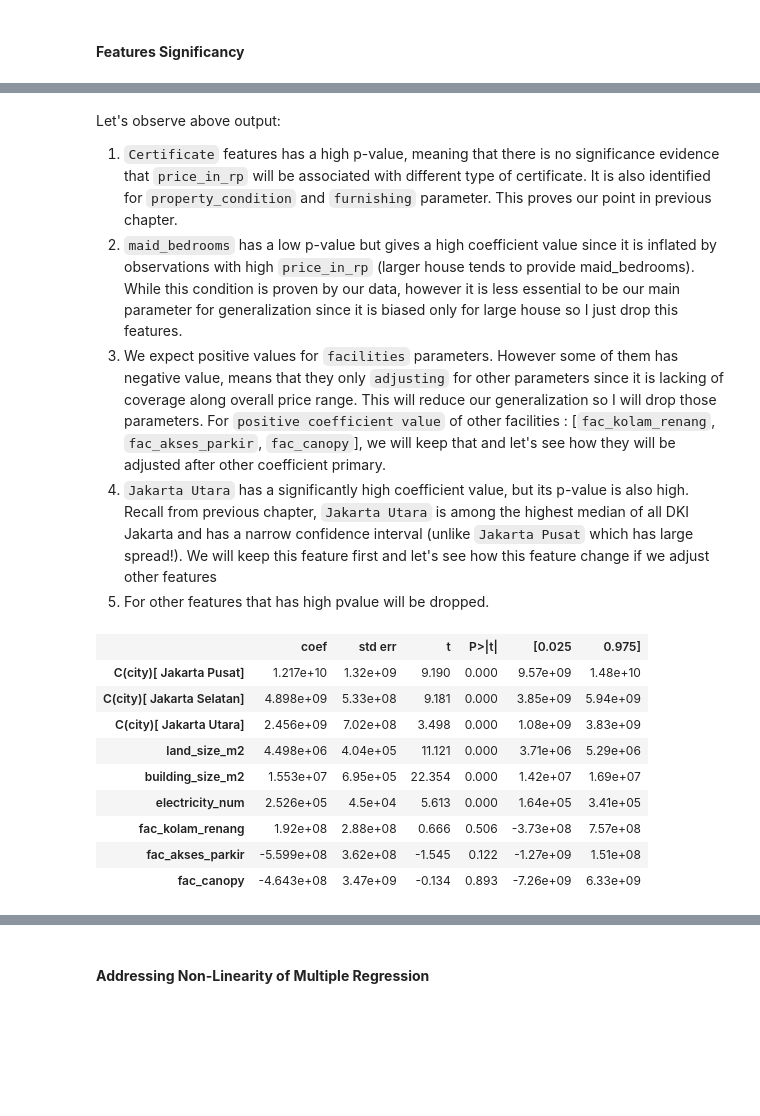
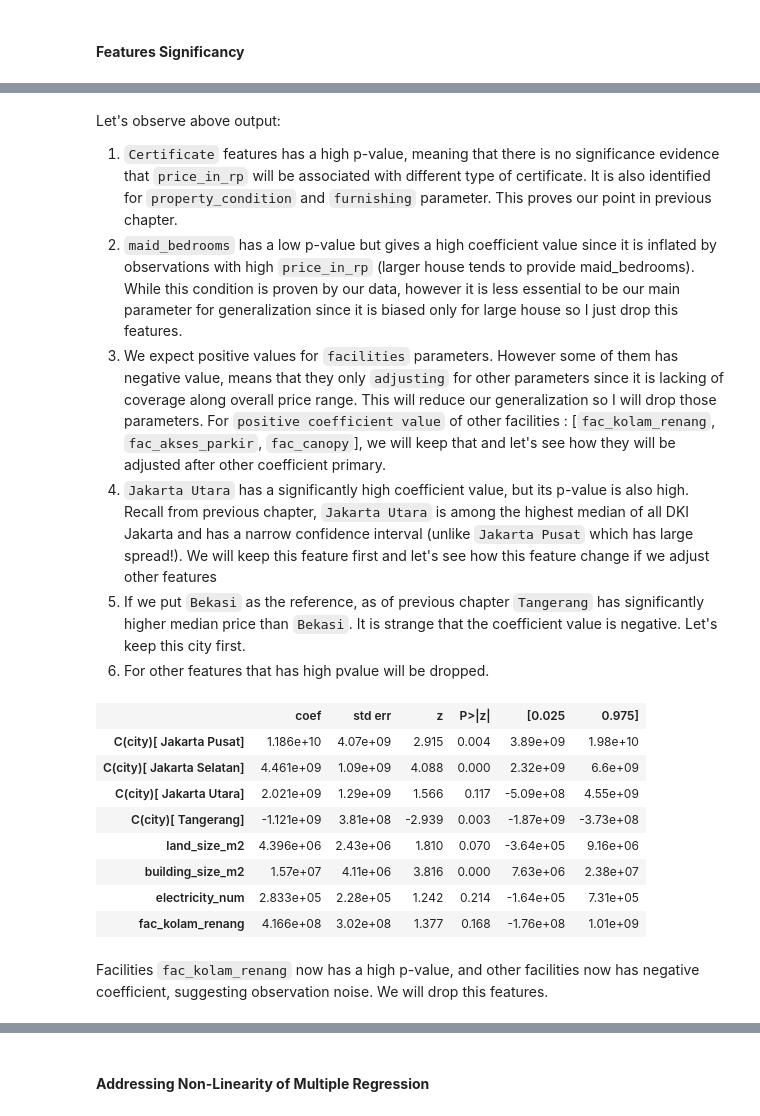
Before and after one commit to nbarizki/jabodetabekhousepricing, a Jupyter notebook: 3 - Linear Modeling of House Price.ipynb, the cells around one changed output, grey strips where cells are left out. Cells and saved outputs as stored; diff of their text form; code cells hidden in the pictures; blank space fills up the shorter version.

```diff
--- a/3 - Linear Modeling of House Price.ipynb
+++ b/3 - Linear Modeling of House Price.ipynb
@@ -1007,42 +979,44 @@ Let's observe above output:
 2. `maid_bedrooms` has a low p-value but gives a high coefficient value since it is inflated by observations with high `price_in_rp` (larger house tends to provide maid_bedrooms). While this condition is proven by our data, however it is less essential to be our main parameter for generalization since it is biased only for large house so I just drop this features.
 3. We expect positive values for `facilities` parameters. However some of them has negative value, means that they only `adjusting` for other parameters since it is lacking of coverage along overall price range. This will reduce our generalization so I will drop those parameters. For `positive coefficient value` of other facilities : [`fac_kolam_renang`, `fac_akses_parkir`, `fac_canopy`], we will keep that and let's see how they will be adjusted after other coefficient primary.
 4. `Jakarta Utara` has a significantly high coefficient value, but its p-value is also high. Recall from previous chapter, `Jakarta Utara` is among the highest median of all DKI Jakarta and has a narrow confidence interval (unlike `Jakarta Pusat` which has large spread!). We will keep this feature first and let's see how this feature change if we adjust other features
-5. For other features that has high pvalue will be dropped.
+5. If we put `Bekasi` as the reference, as of previous chapter `Tangerang` has significantly higher median price than `Bekasi`. It is strange that the coefficient value is negative. Let's keep this city first.
+6. For other features that has high pvalue will be dropped.
 # %%
 from patsy import dmatrices
 
 high_pvalue_features = [
     'fac_tempat_jemuran', 'fac_jogging_track', 'fac_jalur_telepon', 'fac_jogging_track', 'fac_masjid',
     'fac_cctv', 'fac_kitchen_set', 'fac_playground', 'fac_wastafel', 'fac_ac', 'fac_lapangan_bola',
     'fac_mesin_cuci', 'fac_lapangan_bulu_tangkis', 'fac_kulkas', 'fac_water_heater', 'fac_smart_home',
     'fac_backyard_luas', 'fac_garasi', 'fac_balkon', 'fac_clubhouse', 'fac_service_area', 'fac_plumbing_system',
     'maid_bathrooms', 'maid_bedrooms'
 ]
 noise_features = [
     'fac_one_gate_system', 'fac_tempat_gym', 'fac_kolam_ikan', 'fac_lapangan_voli', 'carports', 'garages',
-    'fac_lapangan_basket', 'fac_lapangan_tenis'
+    'fac_lapangan_basket', 'fac_lapangan_tenis', 'fac_akses_parkir', 'fac_canopy'
 ]
 numerical_features = \
     X_train.select_dtypes(exclude=['object', 'category'])\
         .drop(high_vif_features, axis=1)\
         .drop(high_pvalue_features, axis=1)\
         .drop(noise_features, axis=1).columns
 f = 'price_in_rp ~ ' + ' + '.join(numerical_features) + ' - 1 + '
 f += 'C(city)' # `Bekasi` as reference
 y, X = dmatrices(f, train_set_transfd, return_type='dataframe')
-X.drop(X.columns[[0, 1, 2, 3, 6, 8]], axis=1, inplace=True)
+X.drop(X.columns[[0, 1, 2, 3, 6]], axis=1, inplace=True)
 y = y.values.flatten()
 lm = OLS(y, X)
-results = lm.fit()
+results = lm.fit(cov_type='HC3')
 results.summary().tables[1]
 # %% [output]
-|  | coef | std err | t | P>|t| | [0.025 | 0.975] |
-| C(city)[ Jakarta Pusat] | 1.217e+10 | 1.32e+09 | 9.190 | 0.000 | 9.57e+09 | 1.48e+10 |
-| C(city)[ Jakarta Selatan] | 4.898e+09 | 5.33e+08 | 9.181 | 0.000 | 3.85e+09 | 5.94e+09 |
-| C(city)[ Jakarta Utara] | 2.456e+09 | 7.02e+08 | 3.498 | 0.000 | 1.08e+09 | 3.83e+09 |
-| land_size_m2 | 4.498e+06 | 4.04e+05 | 11.121 | 0.000 | 3.71e+06 | 5.29e+06 |
-| building_size_m2 | 1.553e+07 | 6.95e+05 | 22.354 | 0.000 | 1.42e+07 | 1.69e+07 |
-| electricity_num | 2.526e+05 | 4.5e+04 | 5.613 | 0.000 | 1.64e+05 | 3.41e+05 |
-| fac_kolam_renang | 1.92e+08 | 2.88e+08 | 0.666 | 0.506 | -3.73e+08 | 7.57e+08 |
-| fac_akses_parkir | -5.599e+08 | 3.62e+08 | -1.545 | 0.122 | -1.27e+09 | 1.51e+08 |
-| fac_canopy | -4.643e+08 | 3.47e+09 | -0.134 | 0.893 | -7.26e+09 | 6.33e+09 |
+|  | coef | std err | z | P>|z| | [0.025 | 0.975] |
+| C(city)[ Jakarta Pusat] | 1.186e+10 | 4.07e+09 | 2.915 | 0.004 | 3.89e+09 | 1.98e+10 |
+| C(city)[ Jakarta Selatan] | 4.461e+09 | 1.09e+09 | 4.088 | 0.000 | 2.32e+09 | 6.6e+09 |
+| C(city)[ Jakarta Utara] | 2.021e+09 | 1.29e+09 | 1.566 | 0.117 | -5.09e+08 | 4.55e+09 |
+| C(city)[ Tangerang] | -1.121e+09 | 3.81e+08 | -2.939 | 0.003 | -1.87e+09 | -3.73e+08 |
+| land_size_m2 | 4.396e+06 | 2.43e+06 | 1.810 | 0.070 | -3.64e+05 | 9.16e+06 |
+| building_size_m2 | 1.57e+07 | 4.11e+06 | 3.816 | 0.000 | 7.63e+06 | 2.38e+07 |
+| electricity_num | 2.833e+05 | 2.28e+05 | 1.242 | 0.214 | -1.64e+05 | 7.31e+05 |
+| fac_kolam_renang | 4.166e+08 | 3.02e+08 | 1.377 | 0.168 | -1.76e+08 | 1.01e+09 |
+# %% [markdown]
+Facilities `fac_kolam_renang` now has a high p-value, and other facilities now has negative coefficient, suggesting observation noise. We will drop this features.
```
Also changed, not shown: parts of 29 cells of this notebook.
